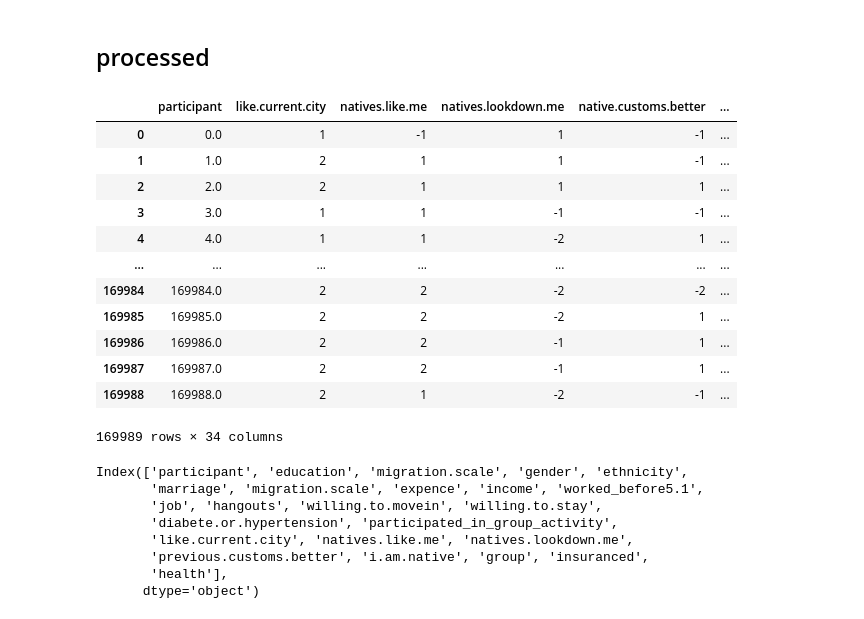
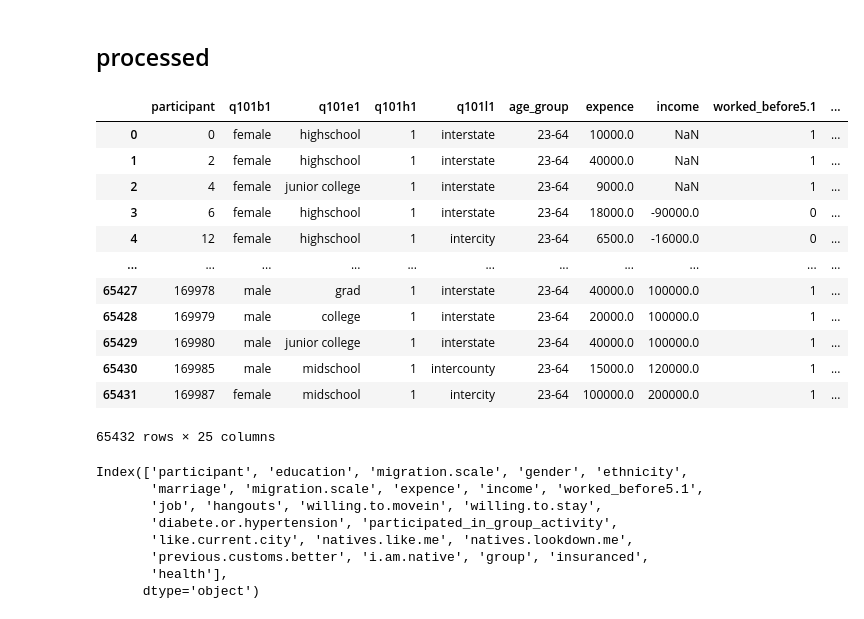
Before and after one commit to ningkko/socialinclusion, a Jupyter notebook: data formatter.ipynb, the cells around one changed output. Saved outputs shown, nothing was run; the diff lists cells and outputs as text; code cells hidden in the pictures.

```diff
--- a/data formatter.ipynb
+++ b/data formatter.ipynb
@@ -384,22 +473,22 @@ participant education migration.scale gender ethnicity marriage migration.scale
 ## processed
 # %%
 import pandas as pd
-predat = pd.read_csv("processed_data.csv")
+predat = pd.read_csv("preliminary_data.csv")
 predat
 # %% [output]
-|  | participant | like.current.city | natives.like.me | natives.lookdown.me | native.customs.better | ... |
-| 0 | 0.0 | 1 | -1 | 1 | -1 | ... |
-| 1 | 1.0 | 2 | 1 | 1 | -1 | ... |
-| 2 | 2.0 | 2 | 1 | 1 | 1 | ... |
-| 3 | 3.0 | 1 | 1 | -1 | -1 | ... |
-| 4 | 4.0 | 1 | 1 | -2 | 1 | ... |
-| ... | ... | ... | ... | ... | ... | ... |
-| 169984 | 169984.0 | 2 | 2 | -2 | -2 | ... |
-| 169985 | 169985.0 | 2 | 2 | -2 | 1 | ... |
-| 169986 | 169986.0 | 2 | 2 | -1 | 1 | ... |
-| 169987 | 169987.0 | 2 | 2 | -1 | 1 | ... |
-| 169988 | 169988.0 | 2 | 1 | -2 | -1 | ... |
+|  | participant | q101b1 | q101e1 | q101h1 | q101l1 | age_group | expence | income | worked_before5.1 | ... |
+| 0 | 0 | female | highschool | 1 | interstate | 23-64 | 10000.0 | NaN | 1 | ... |
+| 1 | 2 | female | highschool | 1 | interstate | 23-64 | 40000.0 | NaN | 1 | ... |
+| 2 | 4 | female | junior college | 1 | interstate | 23-64 | 9000.0 | NaN | 1 | ... |
+| 3 | 6 | female | highschool | 1 | interstate | 23-64 | 18000.0 | -90000.0 | 0 | ... |
+| 4 | 12 | female | highschool | 1 | intercity | 23-64 | 6500.0 | -16000.0 | 0 | ... |
+| ... | ... | ... | ... | ... | ... | ... | ... | ... | ... | ... |
+| 65427 | 169978 | male | grad | 1 | interstate | 23-64 | 40000.0 | 100000.0 | 1 | ... |
+| 65428 | 169979 | male | college | 1 | interstate | 23-64 | 20000.0 | 100000.0 | 1 | ... |
+| 65429 | 169980 | male | junior college | 1 | interstate | 23-64 | 40000.0 | 100000.0 | 1 | ... |
+| 65430 | 169985 | male | midschool | 1 | intercounty | 23-64 | 15000.0 | 120000.0 | 1 | ... |
+| 65431 | 169987 | female | midschool | 1 | intercity | 23-64 | 100000.0 | 200000.0 | 1 | ... |
-169989 rows × 34 columns
+65432 rows × 25 columns
 # %%
 columns = df.columns
 len(columns)
```
Also changed, not shown: parts of 46 cells of this notebook, 2 other files.
